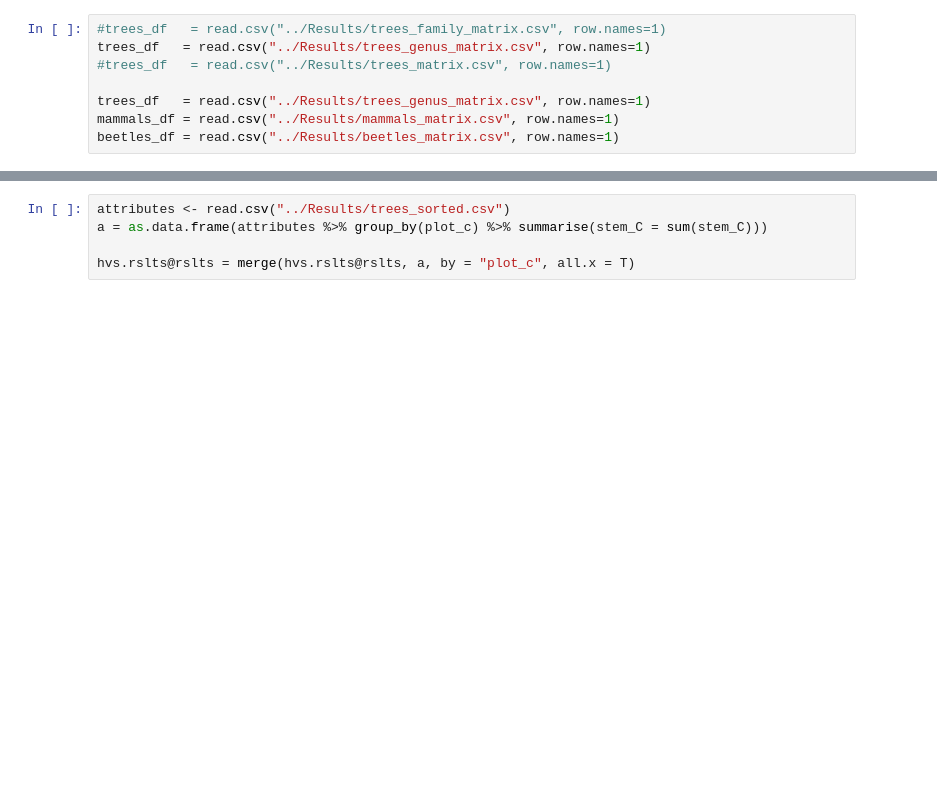
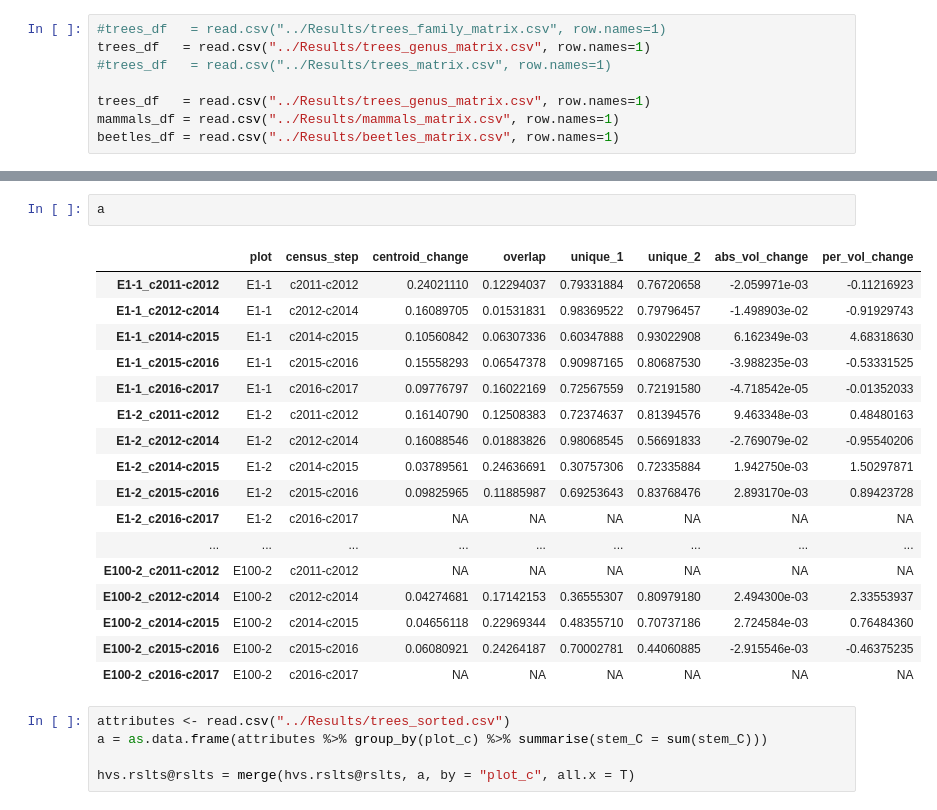
Before and after one commit to dbridg15/masters_project, a Jupyter notebook: Code/playing.ipynb, the cells around one changed output, grey strips where cells are left out. Saved outputs shown, nothing was run; the diff lists cells and outputs as text; blank space fills up the shorter version.

```diff
--- a/Code/playing.ipynb
+++ b/Code/playing.ipynb
@@ -86,3 +82,23 @@ Beetles:  0.3833333
+# %%
+a
+# %% [output]
+|  | plot | census_step | centroid_change | overlap | unique_1 | unique_2 | abs_vol_change | per_vol_change |
+| E1-1_c2011-c2012 | E1-1 | c2011-c2012 | 0.24021110 | 0.12294037 | 0.79331884 | 0.76720658 | -2.059971e-03 | -0.11216923 |
+| E1-1_c2012-c2014 | E1-1 | c2012-c2014 | 0.16089705 | 0.01531831 | 0.98369522 | 0.79796457 | -1.498903e-02 | -0.91929743 |
+| E1-1_c2014-c2015 | E1-1 | c2014-c2015 | 0.10560842 | 0.06307336 | 0.60347888 | 0.93022908 | 6.162349e-03 | 4.68318630 |
+| E1-1_c2015-c2016 | E1-1 | c2015-c2016 | 0.15558293 | 0.06547378 | 0.90987165 | 0.80687530 | -3.988235e-03 | -0.53331525 |
+| E1-1_c2016-c2017 | E1-1 | c2016-c2017 | 0.09776797 | 0.16022169 | 0.72567559 | 0.72191580 | -4.718542e-05 | -0.01352033 |
+| E1-2_c2011-c2012 | E1-2 | c2011-c2012 | 0.16140790 | 0.12508383 | 0.72374637 | 0.81394576 | 9.463348e-03 | 0.48480163 |
+| E1-2_c2012-c2014 | E1-2 | c2012-c2014 | 0.16088546 | 0.01883826 | 0.98068545 | 0.56691833 | -2.769079e-02 | -0.95540206 |
+| E1-2_c2014-c2015 | E1-2 | c2014-c2015 | 0.03789561 | 0.24636691 | 0.30757306 | 0.72335884 | 1.942750e-03 | 1.50297871 |
+| E1-2_c2015-c2016 | E1-2 | c2015-c2016 | 0.09825965 | 0.11885987 | 0.69253643 | 0.83768476 | 2.893170e-03 | 0.89423728 |
+| E1-2_c2016-c2017 | E1-2 | c2016-c2017 | NA | NA | NA | NA | NA | NA |
+| ... | ... | ... | ... | ... | ... | ... | ... | ... |
+| E100-2_c2011-c2012 | E100-2 | c2011-c2012 | NA | NA | NA | NA | NA | NA |
+| E100-2_c2012-c2014 | E100-2 | c2012-c2014 | 0.04274681 | 0.17142153 | 0.36555307 | 0.80979180 | 2.494300e-03 | 2.33553937 |
+| E100-2_c2014-c2015 | E100-2 | c2014-c2015 | 0.04656118 | 0.22969344 | 0.48355710 | 0.70737186 | 2.724584e-03 | 0.76484360 |
+| E100-2_c2015-c2016 | E100-2 | c2015-c2016 | 0.06080921 | 0.24264187 | 0.70002781 | 0.44060885 | -2.915546e-03 | -0.46375235 |
+| E100-2_c2016-c2017 | E100-2 | c2016-c2017 | NA | NA | NA | NA | NA | NA |
 # %%
 attributes <- read.csv("../Results/trees_sorted.csv")
 a = as.data.frame(attributes %>% group_by(plot_c) %>% summarise(stem_C = sum(stem_C)))
```
Also changed, not shown: parts of 8 cells of this notebook, 1 other file.
